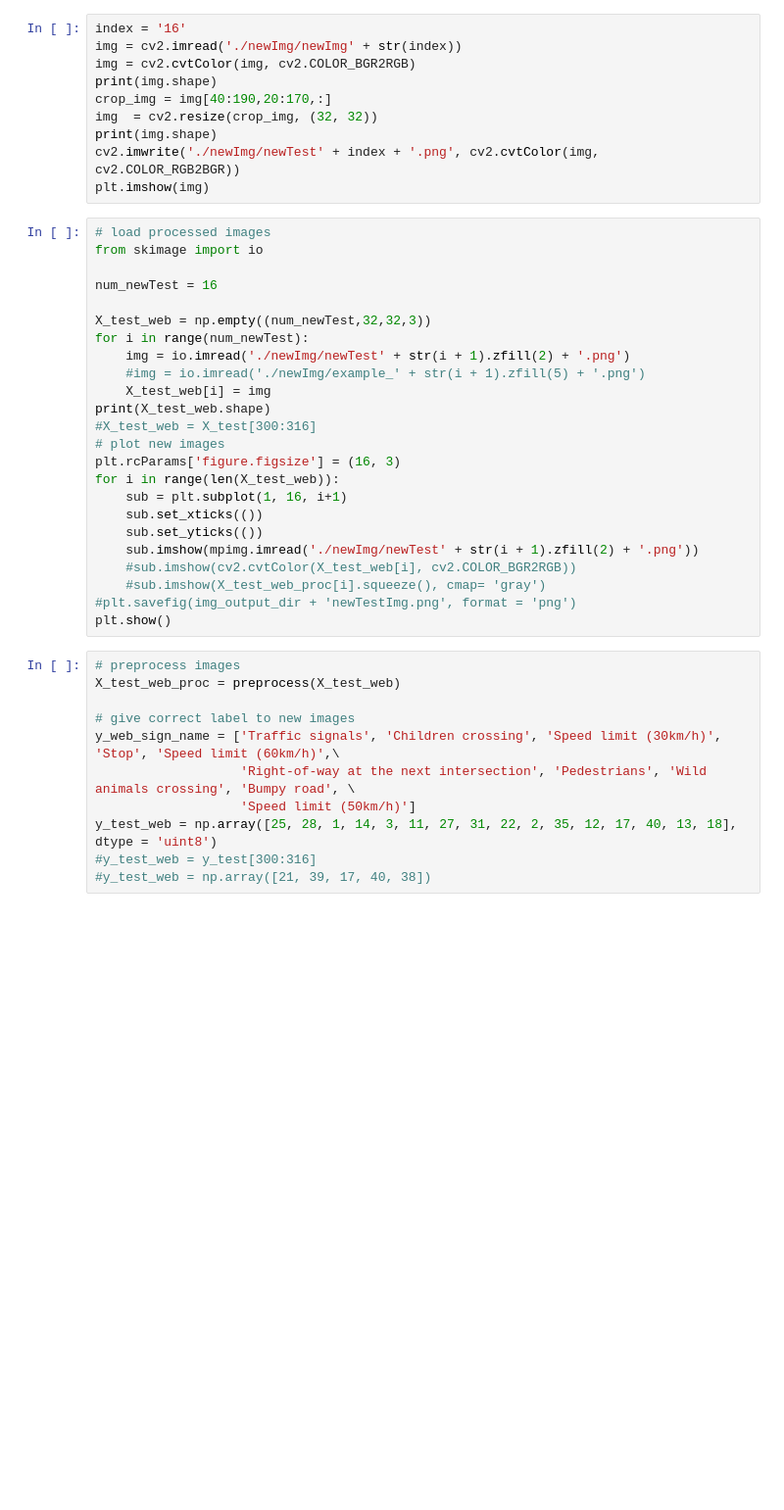
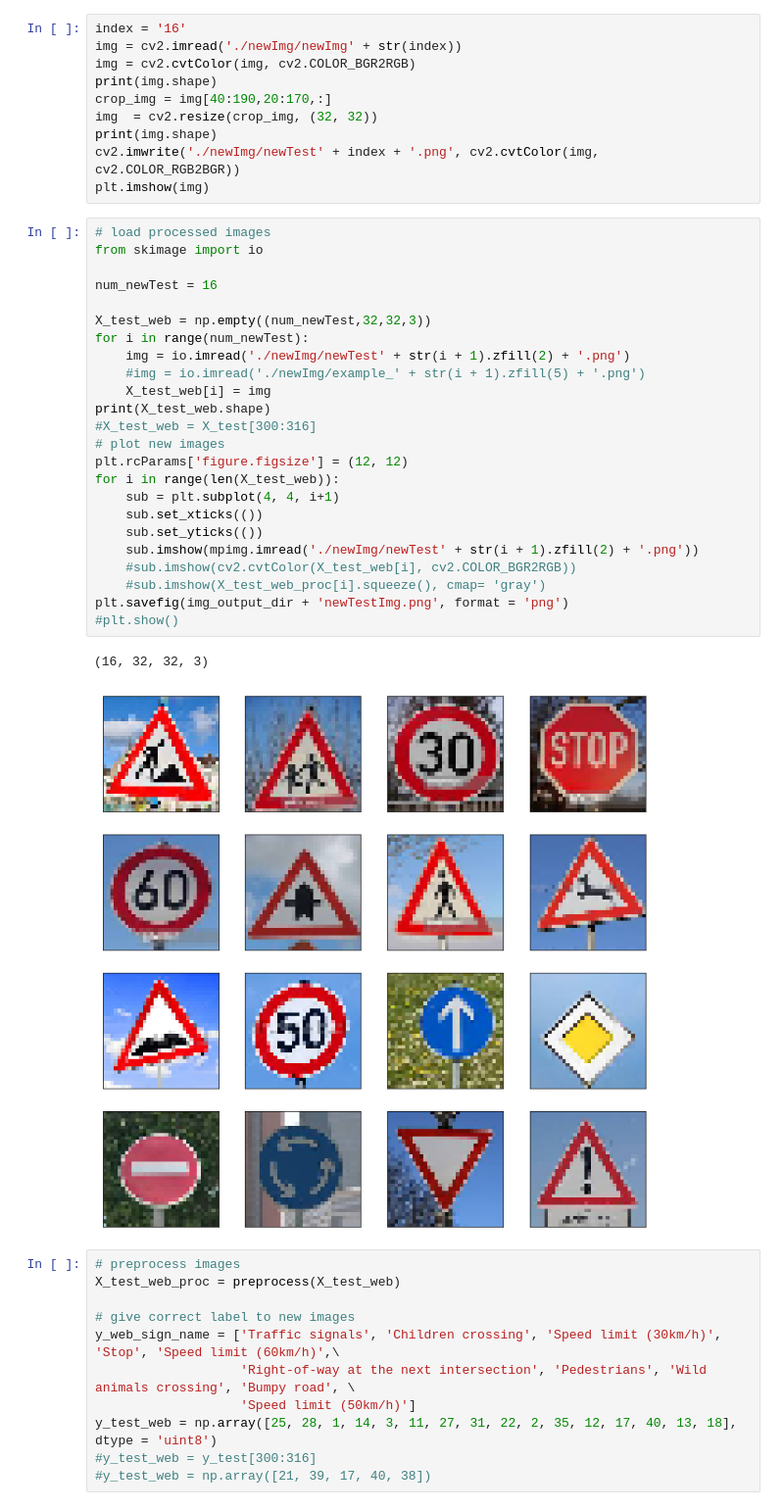
Before and after one commit to xingliuUT/CarND-Traffic-Sign-Classifier-Project, a Jupyter notebook: Traffic_Sign_Classifier.ipynb, the cells around one changed output. Shown at 98% size. Cells and saved outputs as stored; diff of their text form; blank space fills up the shorter version.

```diff
--- a/Traffic_Sign_Classifier.ipynb
+++ b/Traffic_Sign_Classifier.ipynb
@@ -721,27 +825,30 @@ plt.imshow(img)
 # %%
 # load processed images
 from skimage import io
 
 num_newTest = 16
 
 X_test_web = np.empty((num_newTest,32,32,3))
 for i in range(num_newTest):
     img = io.imread('./newImg/newTest' + str(i + 1).zfill(2) + '.png')
     #img = io.imread('./newImg/example_' + str(i + 1).zfill(5) + '.png')
     X_test_web[i] = img
 print(X_test_web.shape)
 #X_test_web = X_test[300:316]
 # plot new images
-plt.rcParams['figure.figsize'] = (16, 3)
+plt.rcParams['figure.figsize'] = (12, 12)
 for i in range(len(X_test_web)):
-    sub = plt.subplot(1, 16, i+1)
+    sub = plt.subplot(4, 4, i+1)
     sub.set_xticks(())
     sub.set_yticks(())
     sub.imshow(mpimg.imread('./newImg/newTest' + str(i + 1).zfill(2) + '.png'))
     #sub.imshow(cv2.cvtColor(X_test_web[i], cv2.COLOR_BGR2RGB))
     #sub.imshow(X_test_web_proc[i].squeeze(), cmap= 'gray')
-#plt.savefig(img_output_dir + 'newTestImg.png', format = 'png')
-plt.show()
+plt.savefig(img_output_dir + 'newTestImg.png', format = 'png')
+#plt.show()
+# %% [output]
+(16, 32, 32, 3)
+[figure, added]
 # %%
 # preprocess images
 X_test_web_proc = preprocess(X_test_web)
```
Also changed, not shown: parts of 14 cells of this notebook.
